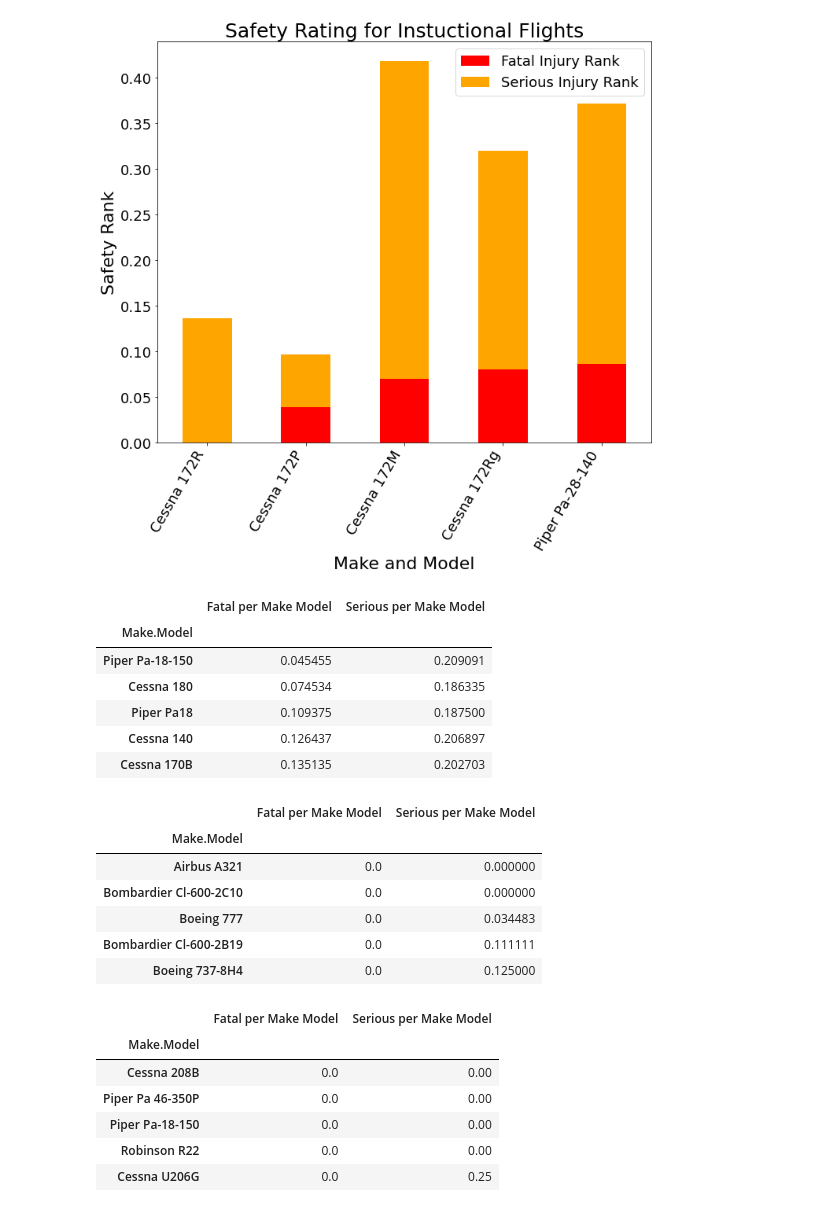
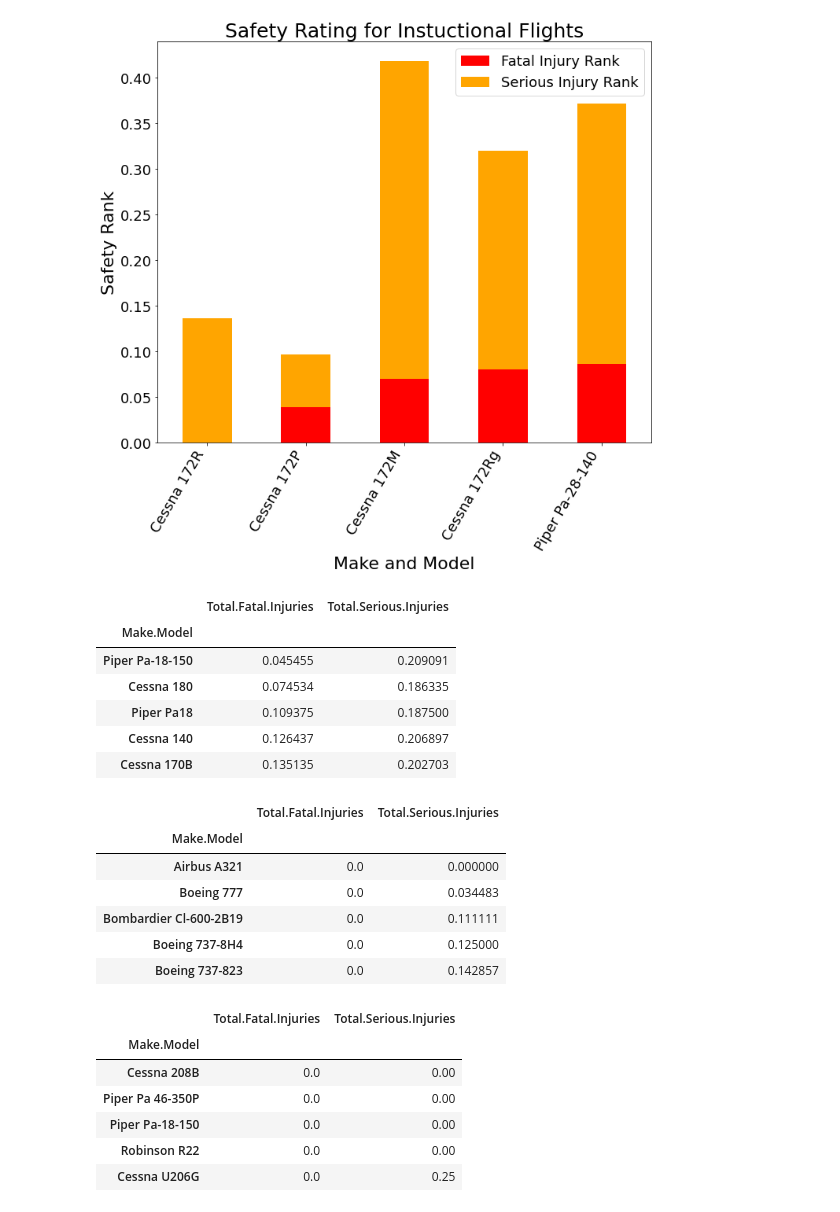
Before and after one commit to leksea/dsc-phase-1-project, a Jupyter notebook: Alexandra Yakovleva Phase 1 DS Flex Final Project.ipynb, the cells around one changed output. Cells and saved outputs as stored; diff of their text form; code cells hidden in the pictures.

```diff
--- a/Alexandra Yakovleva Phase 1 DS Flex Final Project.ipynb
+++ b/Alexandra Yakovleva Phase 1 DS Flex Final Project.ipynb
@@ -640,11 +640,9 @@ def inj_top_n_make_model(df_slice, n):
     columns_injury_by_make = ['Total.Fatal.Injuries', 'Total.Serious.Injuries','Make.Model']
 
     # select subset of injury columns
-    df_agg_inj_by_make_model = df_top_n_makesmodel[columns_injury_by_make].groupby('Make.Model').sum()
+    df_agg_inj_by_make_model = df_top_n_makesmodel[columns_injury_by_make].groupby('Make.Model').mean()
     # sort
     df_agg_inj_by_make_model = df_agg_inj_by_make_model.sort_values(\
                                                                  by=['Total.Fatal.Injuries','Total.Serious.Injuries'],\
                                                                  ascending=[True, True])
-    df_agg_inj_by_make_model['Count'] = top_n_makes_models_count;
-
     return df_agg_inj_by_make_model
@@ -666,17 +649,13 @@ def norm_inj_top_n_make_model(df_top_n):
 # %%
 # aggregate over commercial, business, instructional purposes
 pers_accidents = df_accidents_clean[df_accidents_clean['Purpose.of.flight'] == 'Personal']
-df_agg_pers = inj_top_n_make_model(pers_accidents, 20)
-df_pers_norm = norm_inj_top_n_make_model(df_agg_pers)
+df_pers_avg = inj_top_n_make_model(pers_accidents, 20)
 
 commercial_accidents = df_accidents_clean[df_accidents_clean['Purpose.of.flight'] == 'Commercial']
-df_agg_comm = inj_top_n_make_model(commercial_accidents, 20)
-df_comm_norm = norm_inj_top_n_make_model(df_agg_comm)
+df_comm_avg = inj_top_n_make_model(commercial_accidents, 20)
 
 business_accidents = df_accidents_clean[df_accidents_clean['Purpose.of.flight'] == 'Business']
-df_agg_bus = inj_top_n_make_model(business_accidents, 20)
-df_bus_norm = norm_inj_top_n_make_model(df_agg_bus)
+df_bus_avg = inj_top_n_make_model(business_accidents, 20)
 
 instructional_accidents = df_accidents_clean[df_accidents_clean['Purpose.of.flight'] == 'Instructional']
-df_agg_ins = inj_top_n_make_model(instructional_accidents, 20)
-df_ins_norm = norm_inj_top_n_make_model(df_agg_ins)
+df_ins_avg = inj_top_n_make_model(instructional_accidents, 20)
@@ -772,10 +743,10 @@ axs_4.figure.savefig(os.path.join(directory_out, 'Inj_By_Flight_Instructional.jp
 # %% [output]
 [figure]
 # %%
-# the 8 safest planes for personal use:
-df_pers_norm.head(5)
+# the 5 safest planes for personal use:
+df_pers_avg.head(5)
 # %% [output]
-|  | Fatal per Make Model | Serious per Make Model |
+|  | Total.Fatal.Injuries | Total.Serious.Injuries |
 | Make.Model |  |  |
 | Piper Pa-18-150 | 0.045455 | 0.209091 |
 | Cessna 180 | 0.074534 | 0.186335 |
@@ -783,21 +754,21 @@ df_pers_norm.head(5)
 | Cessna 140 | 0.126437 | 0.206897 |
 | Cessna 170B | 0.135135 | 0.202703 |
 # %%
-# the 8 safest planes for commercial use:
-df_comm_norm.head(5)
+# the 5 safest planes for commercial use:
+df_comm_avg.head(5)
 # %% [output]
-|  | Fatal per Make Model | Serious per Make Model |
+|  | Total.Fatal.Injuries | Total.Serious.Injuries |
 | Make.Model |  |  |
 | Airbus A321 | 0.0 | 0.000000 |
-| Bombardier Cl-600-2C10 | 0.0 | 0.000000 |
 | Boeing 777 | 0.0 | 0.034483 |
 | Bombardier Cl-600-2B19 | 0.0 | 0.111111 |
 | Boeing 737-8H4 | 0.0 | 0.125000 |
+| Boeing 737-823 | 0.0 | 0.142857 |
 # %%
-# the 8 safest planes for business use:
-df_bus_norm.head(5)
+# the 5 safest planes for business use:
+df_bus_avg.head(5)
 # %% [output]
-|  | Fatal per Make Model | Serious per Make Model |
+|  | Total.Fatal.Injuries | Total.Serious.Injuries |
 | Make.Model |  |  |
 | Cessna 208B | 0.0 | 0.00 |
 | Piper Pa 46-350P | 0.0 | 0.00 |
```
Also changed, not shown: parts of 12 cells of this notebook, 4 other files.
